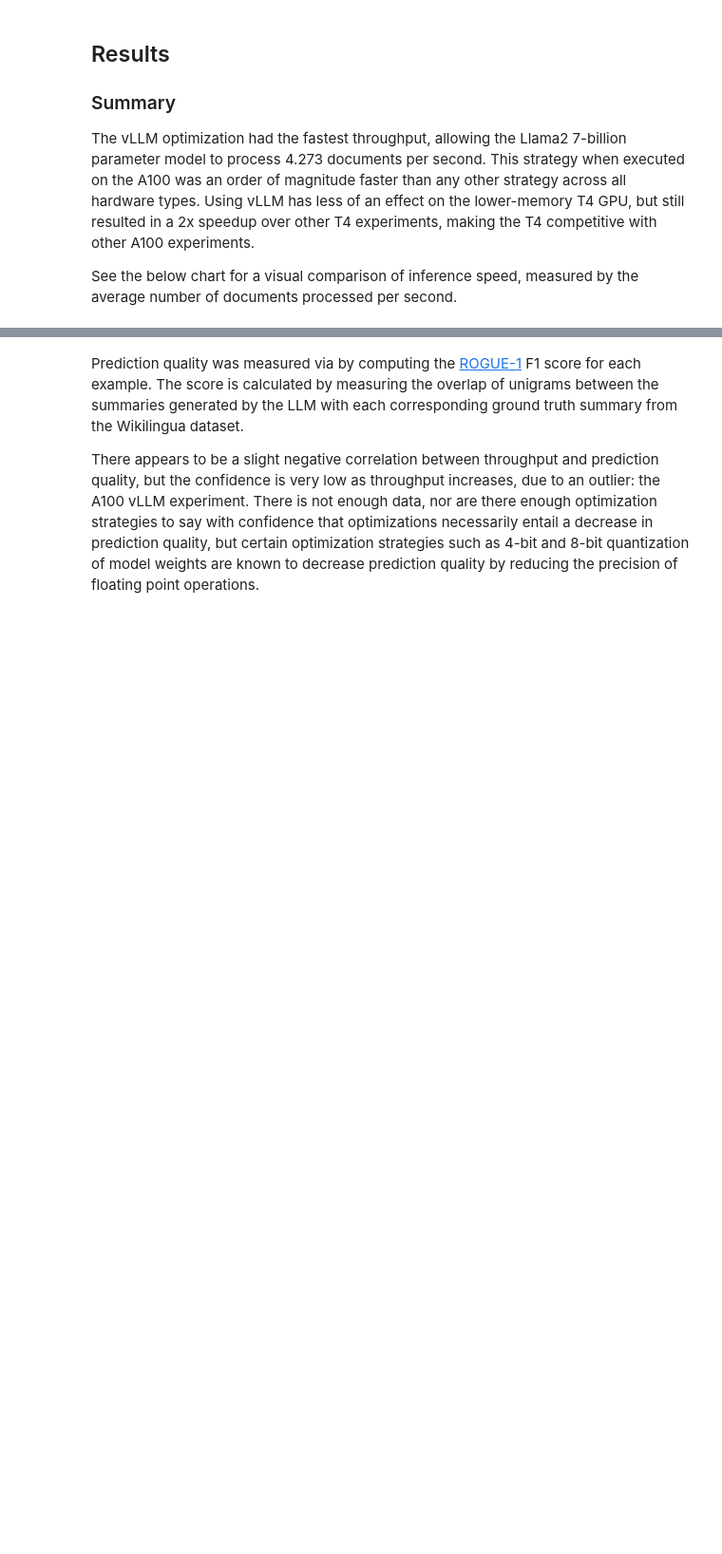
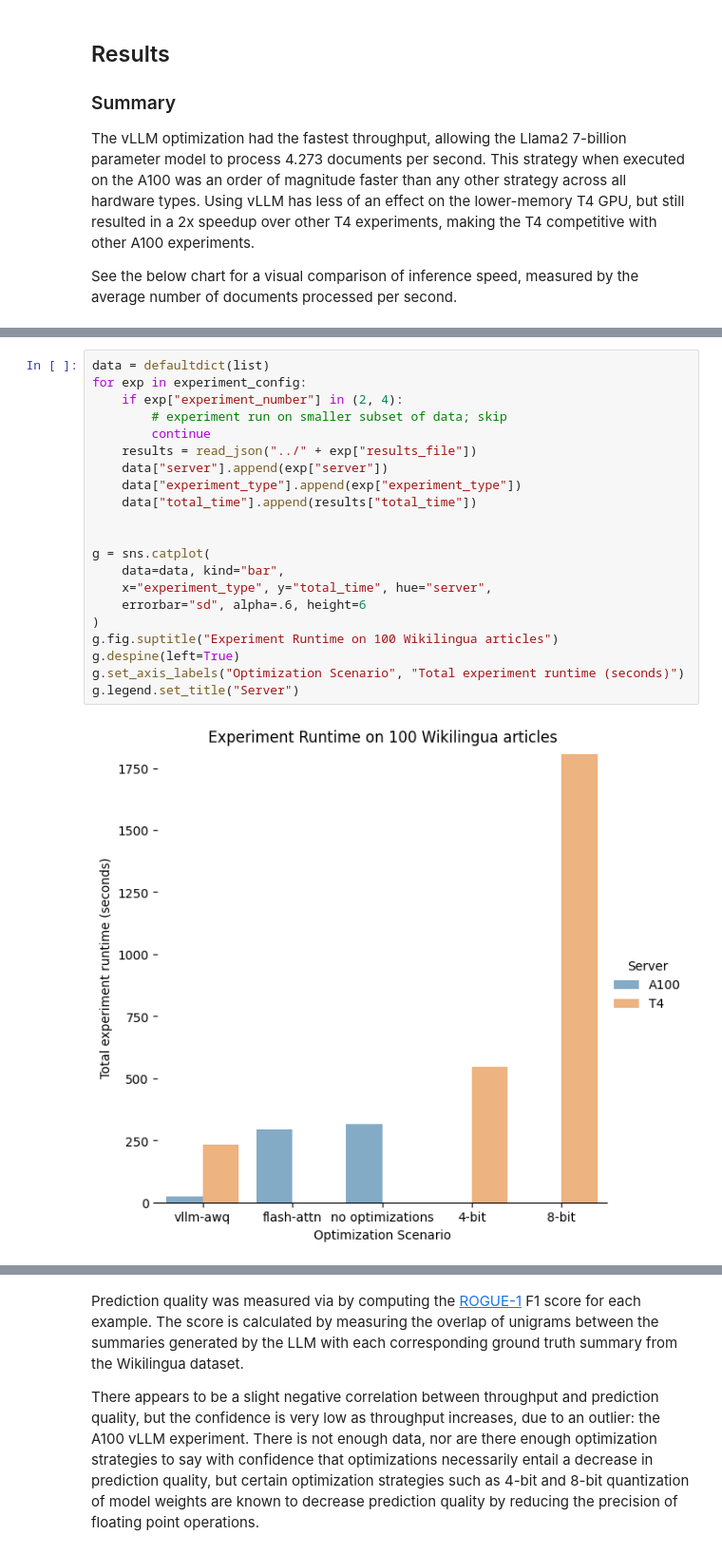
Before and after one commit to lcary/ai-summarization-benchmarks, a Jupyter notebook: notebooks/Llama2 7b Benchmarks.ipynb, the cells around one changed output, grey strips where cells are left out. Shown: that part at 95% size. Saved outputs shown, nothing was run; the diff lists cells and outputs as text; blank space fills up the shorter version.

```diff
--- a/notebooks/BenchmarksReport.ipynb
+++ b/notebooks/Llama2 7b Benchmarks.ipynb
@@ -103,0 +103,23 @@ Since quantization can impact quality, we look at the quality of the data these
+# %%
+data = defaultdict(list)
+for exp in experiment_config:
+    if exp["experiment_number"] in (2, 4):
+        # experiment run on smaller subset of data; skip
+        continue
+    results = read_json("../" + exp["results_file"])
+    data["server"].append(exp["server"])
+    data["experiment_type"].append(exp["experiment_type"])
+    data["total_time"].append(results["total_time"])
+
+
+g = sns.catplot(
+    data=data, kind="bar",
+    x="experiment_type", y="total_time", hue="server",
+    errorbar="sd", alpha=.6, height=6
+)
+g.fig.suptitle("Experiment Runtime on 100 Wikilingua articles")
+g.despine(left=True)
+g.set_axis_labels("Optimization Scenario", "Total experiment runtime (seconds)")
+g.legend.set_title("Server")
+# %% [output]
+[figure, added]
```
Also changed, not shown: parts of 7 cells of this notebook, 2 other files.
